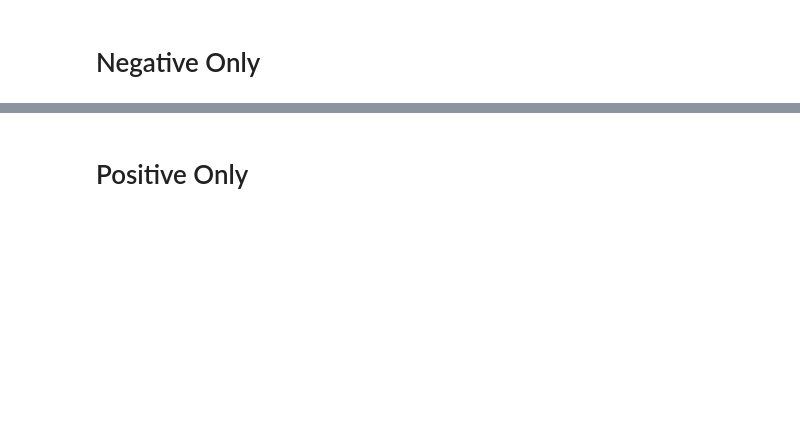
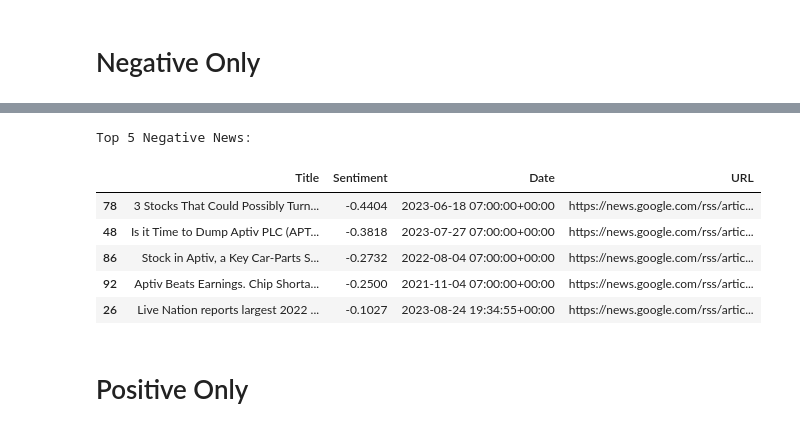
Before and after one commit to mrcrchln/Sentiment-Analysis, a Jupyter notebook: NLP_Sentiment_Analysis.ipynb, the cells around one changed output, grey strips where cells are left out. Drawn from its saved outputs; the diff is of its cells as text; code cells hidden in the pictures; blank space fills up the shorter version.

```diff
--- a/NLP_Sentiment_Analysis.ipynb
+++ b/NLP_Sentiment_Analysis.ipynb
@@ -171,2 +95,20 @@ Date: Sun, 18 Jun 2023 07:00:00 GMT
+# %%
+# Filter rows with negative sentiment
+neg_df = df[df['Sentiment'] < 0]
+
+# Export the most negative DataFrame to an Excel file
+neg_df.to_csv('neg_news.csv', index=False)
+
+# Print the Top 5 Negative
+print("Top 5 Negative News:")
+neg_df.sort_values(by='Sentiment', ascending=True).head(5)
+# %% [output]
+Top 5 Negative News:
+|  | Title | Sentiment | Date | URL |
+| 78 | 3 Stocks That Could Possibly Turn... | -0.4404 | 2023-06-18 07:00:00+00:00 | https://news.google.com/rss/artic... |
+| 48 | Is it Time to Dump Aptiv PLC (APT... | -0.3818 | 2023-07-27 07:00:00+00:00 | https://news.google.com/rss/artic... |
+| 86 | Stock in Aptiv, a Key Car-Parts S... | -0.2732 | 2022-08-04 07:00:00+00:00 | https://news.google.com/rss/artic... |
+| 92 | Aptiv Beats Earnings. Chip Shorta... | -0.2500 | 2021-11-04 07:00:00+00:00 | https://news.google.com/rss/artic... |
+| 26 | Live Nation reports largest 2022 ... | -0.1027 | 2023-08-24 19:34:55+00:00 | https://news.google.com/rss/artic... |
 # %% [markdown]
 # Positive Only
```
Also changed, not shown: parts of 8 cells of this notebook.
